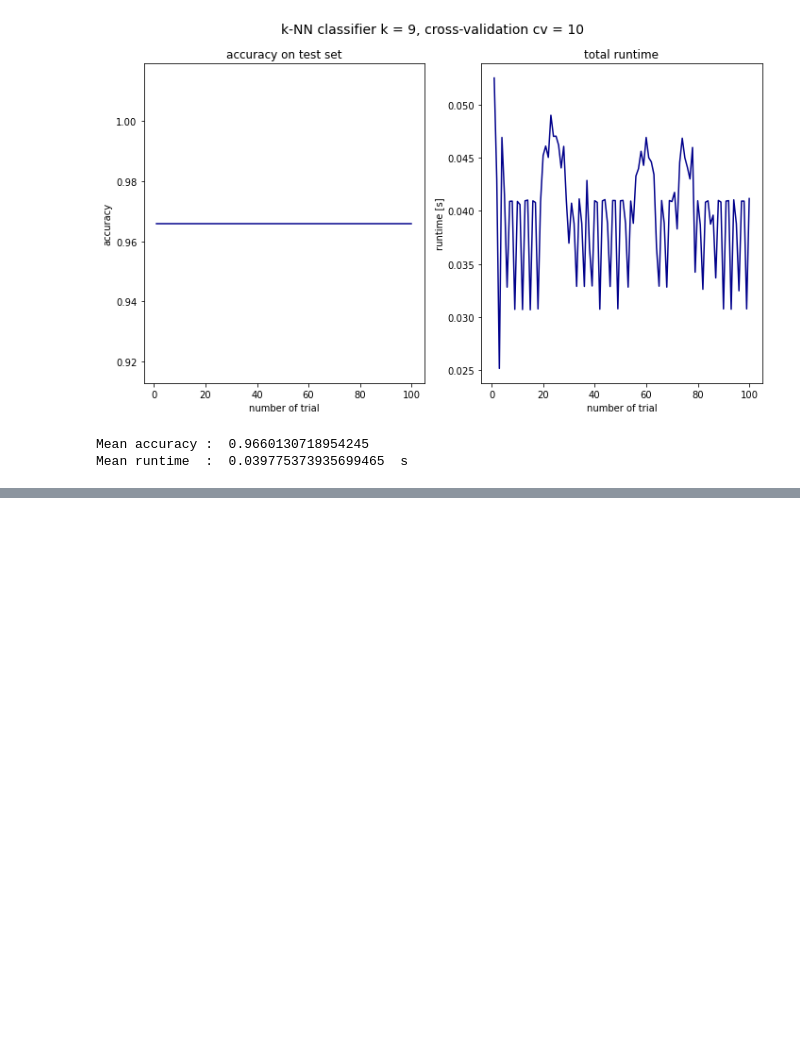
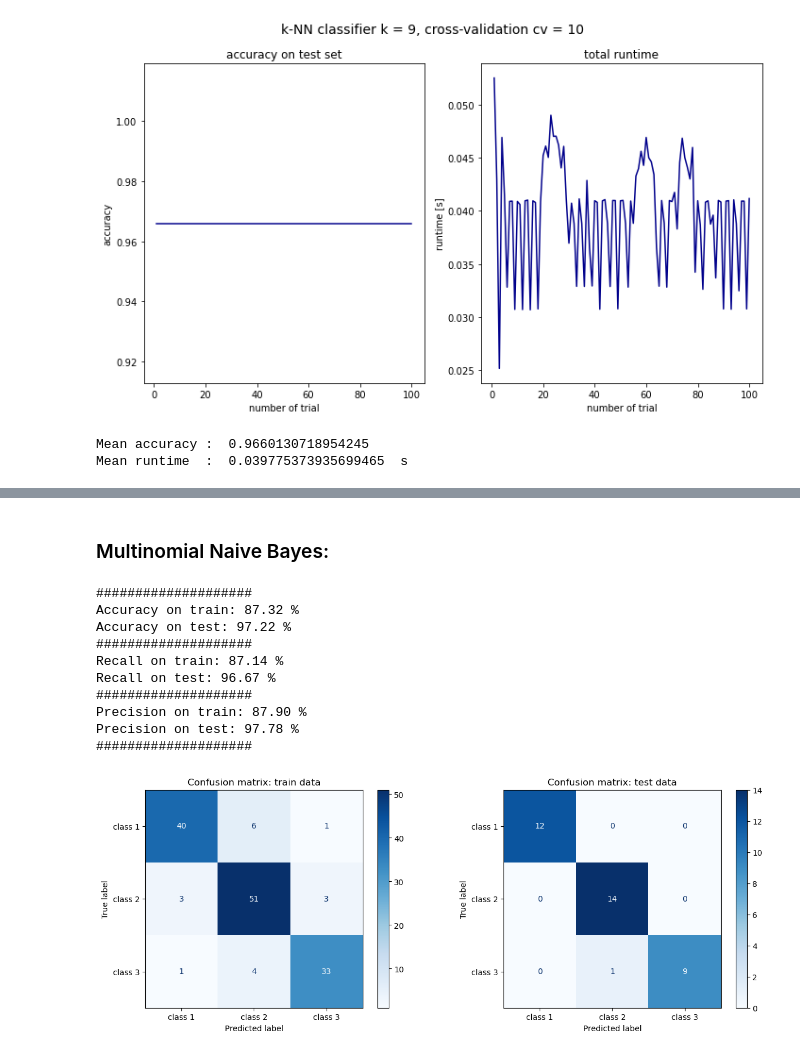
Before and after one commit to nadiaverdha/MachineLearningEx1, a Jupyter notebook: Ex1_wine.ipynb, the cells around one changed output, grey strips where cells are left out. Drawn from its saved outputs; the diff is of its cells as text; code cells hidden in the pictures; blank space fills up the shorter version.

```diff
--- a/Ex1_wine.ipynb
+++ b/Ex1_wine.ipynb
@@ -899,0 +943,25 @@ Mean runtime  :  0.039775373935699465  s
+# %% [markdown]
+### Multinomial Naive Bayes:
+# %%
+# Train a Multinomial Naive Bayes classifier on the training data
+from sklearn.naive_bayes import MultinomialNB
+from sklearn.metrics import confusion_matrix
+
+mnb_model = MultinomialNB()
+mnb_model.fit(X_train, y_train)
+
+y_pred = mnb_model.predict(X_test)
+
+evaluate(mnb_model)
+# %% [output]
+####################
+Accuracy on train: 87.32 %
+Accuracy on test: 97.22 %
+####################
+Recall on train: 87.14 %
+Recall on test: 96.67 %
+####################
+Precision on train: 87.90 %
+Precision on test: 97.78 %
+####################
+[figure, added]
```
Also changed, not shown: parts of 14 cells of this notebook.
